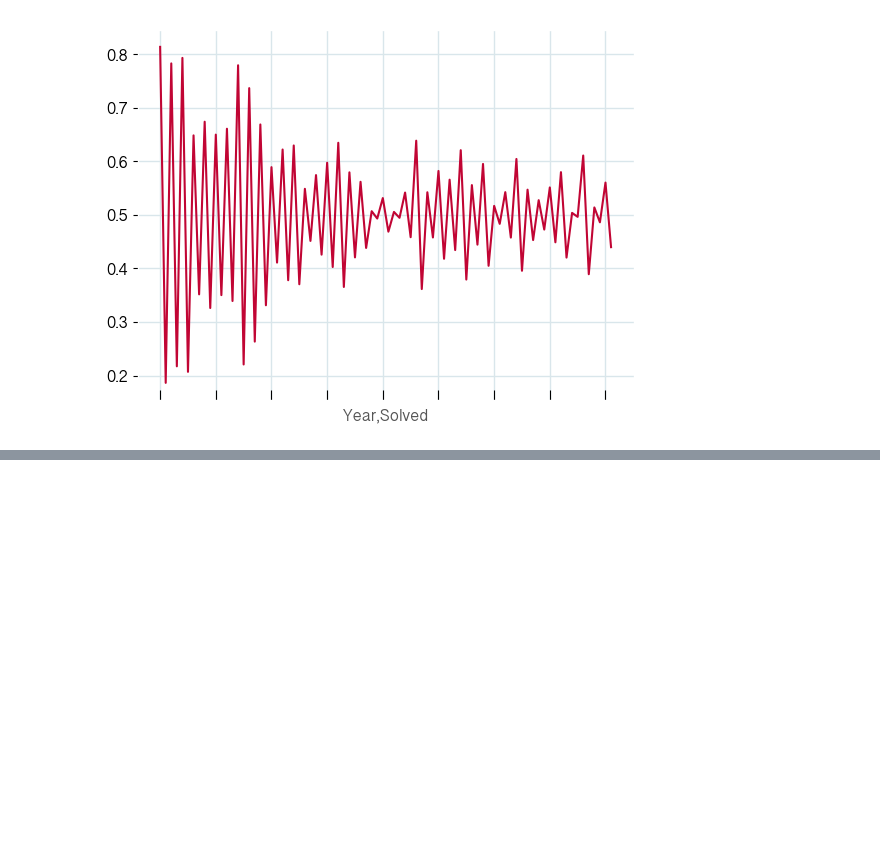
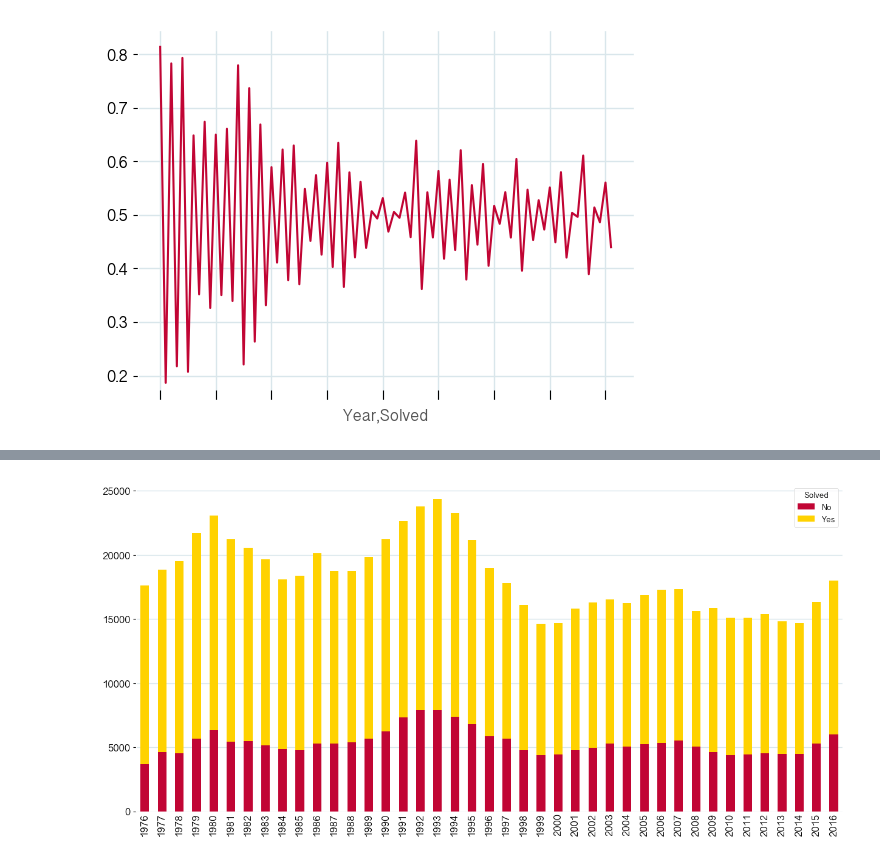
Before and after one commit to mattrehbein/data_studio, a Jupyter notebook: code/06-project/atl crime.ipynb, the cells around one changed output, grey strips where cells are left out. Cells and saved outputs as stored; diff of their text form; code cells hidden in the pictures; blank space fills up the shorter version.

```diff
--- a/code/06-project/atl crime.ipynb
+++ b/code/06-project/atl crime.ipynb
@@ -134,0 +218,11 @@ atl.groupby('Year').Solved.value_counts(normalize=True)
+# %%
+ax = df_solved.plot(kind='bar', x='Year', stacked=True, figsize=(15,7))
+
+ax.grid(False, axis='x')
+ax.yaxis.label.set_visible(False)
+ax.xaxis.label.set_visible(False)
+# ax.tick_params(which='major', left=False, bottom=False, grid_alpha=0.5)
+
+plt.show()
+# %% [output]
+[figure, added]
```
Also changed, not shown: parts of 17 cells of this notebook, 3 other files.
